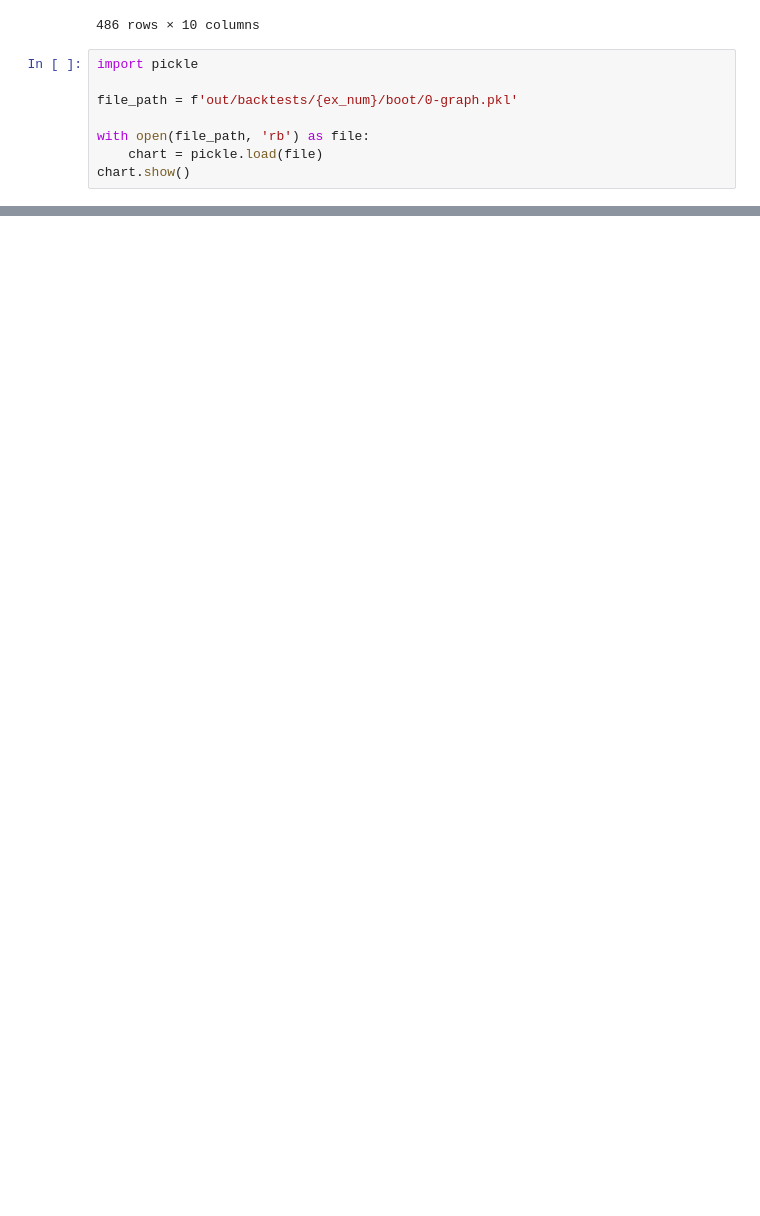
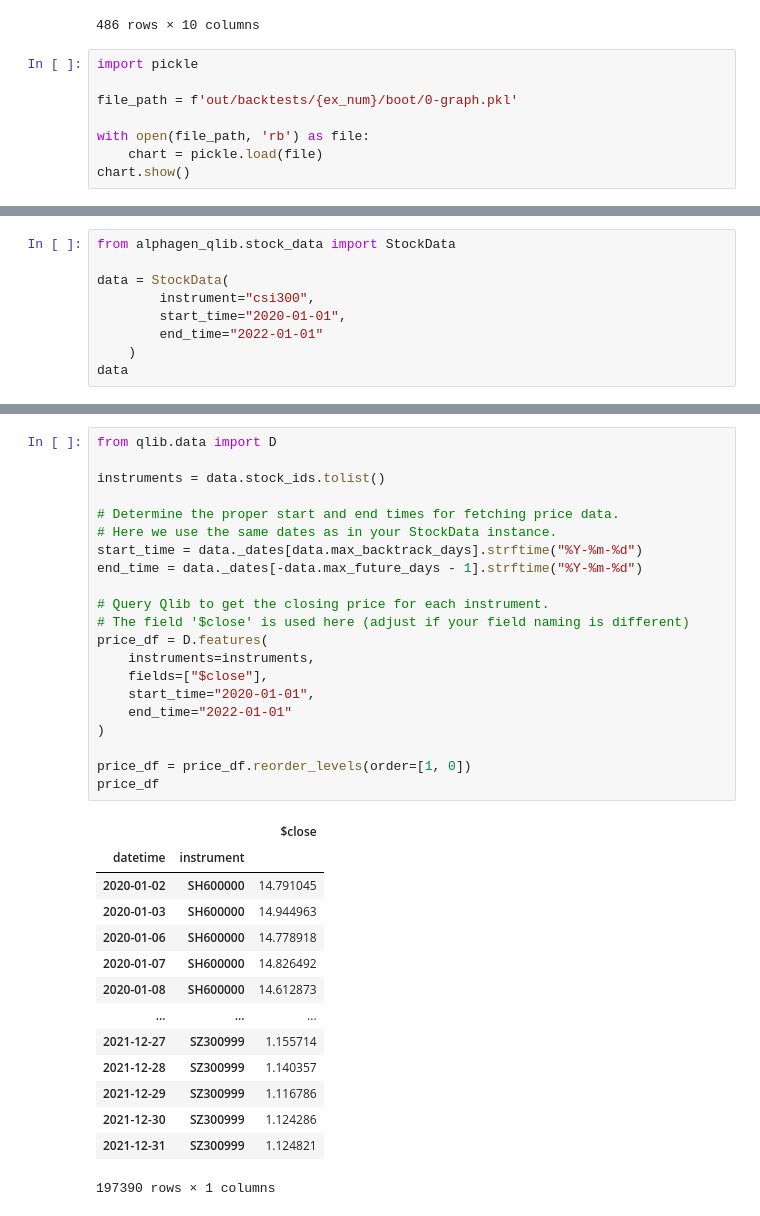
Before and after one commit to Ty-Wattana/alphadeepex, a Jupyter notebook: report.ipynb, the cells around one changed output, grey strips where cells are left out. Saved outputs shown, nothing was run; the diff lists cells and outputs as text; blank space fills up the shorter version.

```diff
--- a/report.ipynb
+++ b/report.ipynb
@@ -340,0 +451,9 @@ df_com.head()
+# %%
+from alphagen_qlib.stock_data import StockData
+
+data = StockData(
+        instrument="csi300",
+        start_time="2020-01-01",
+        end_time="2022-01-01"
+    )
+data
@@ -340,0 +465,36 @@ df_com.head()
+# %%
+from qlib.data import D
+
+instruments = data.stock_ids.tolist()
+
+# Determine the proper start and end times for fetching price data.
+# Here we use the same dates as in your StockData instance.
+start_time = data._dates[data.max_backtrack_days].strftime("%Y-%m-%d")
+end_time = data._dates[-data.max_future_days - 1].strftime("%Y-%m-%d")
+
+# Query Qlib to get the closing price for each instrument.
+# The field '$close' is used here (adjust if your field naming is different)
+price_df = D.features(
+    instruments=instruments,
+    fields=["$close"],
+    start_time="2020-01-01",
+    end_time="2022-01-01"
+)
+
+price_df = price_df.reorder_levels(order=[1, 0])
+price_df
+# %% [output]
+|  |  | $close |
+| datetime | instrument |  |
+| 2020-01-02 | SH600000 | 14.791045 |
+| 2020-01-03 | SH600000 | 14.944963 |
+| 2020-01-06 | SH600000 | 14.778918 |
+| 2020-01-07 | SH600000 | 14.826492 |
+| 2020-01-08 | SH600000 | 14.612873 |
+| ... | ... | ... |
+| 2021-12-27 | SZ300999 | 1.155714 |
+| 2021-12-28 | SZ300999 | 1.140357 |
+| 2021-12-29 | SZ300999 | 1.116786 |
+| 2021-12-30 | SZ300999 | 1.124286 |
+| 2021-12-31 | SZ300999 | 1.124821 |
+197390 rows × 1 columns
```
Also changed, not shown: parts of 14 cells of this notebook, 2 other files.
